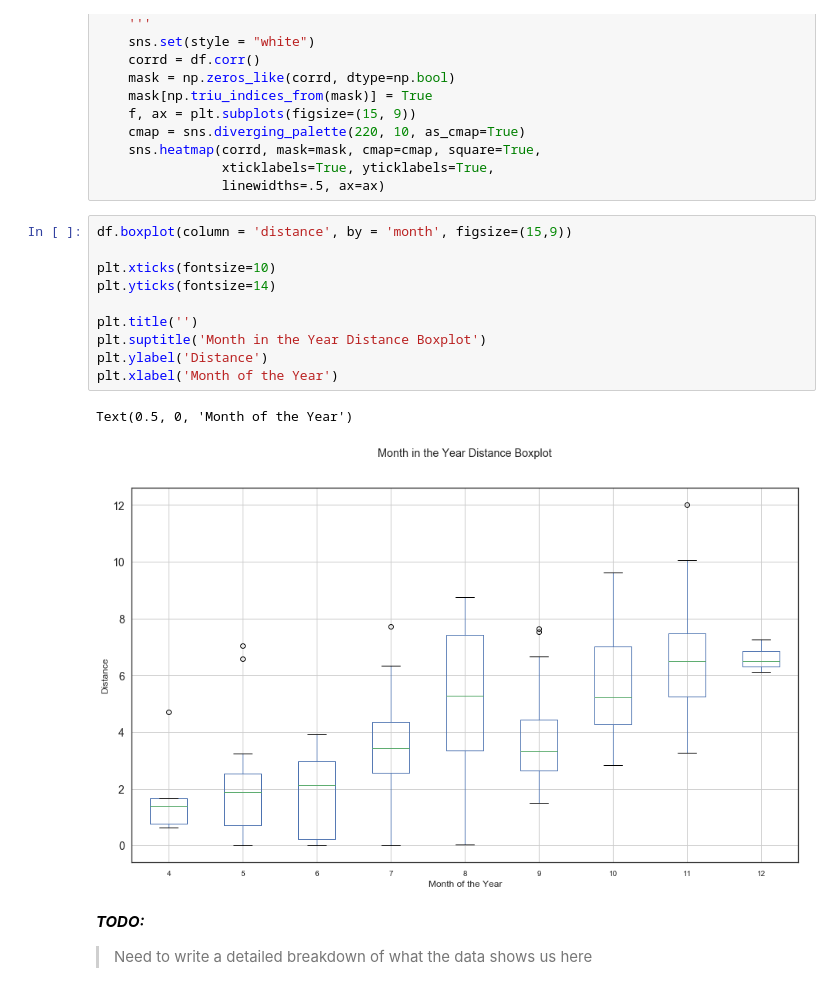
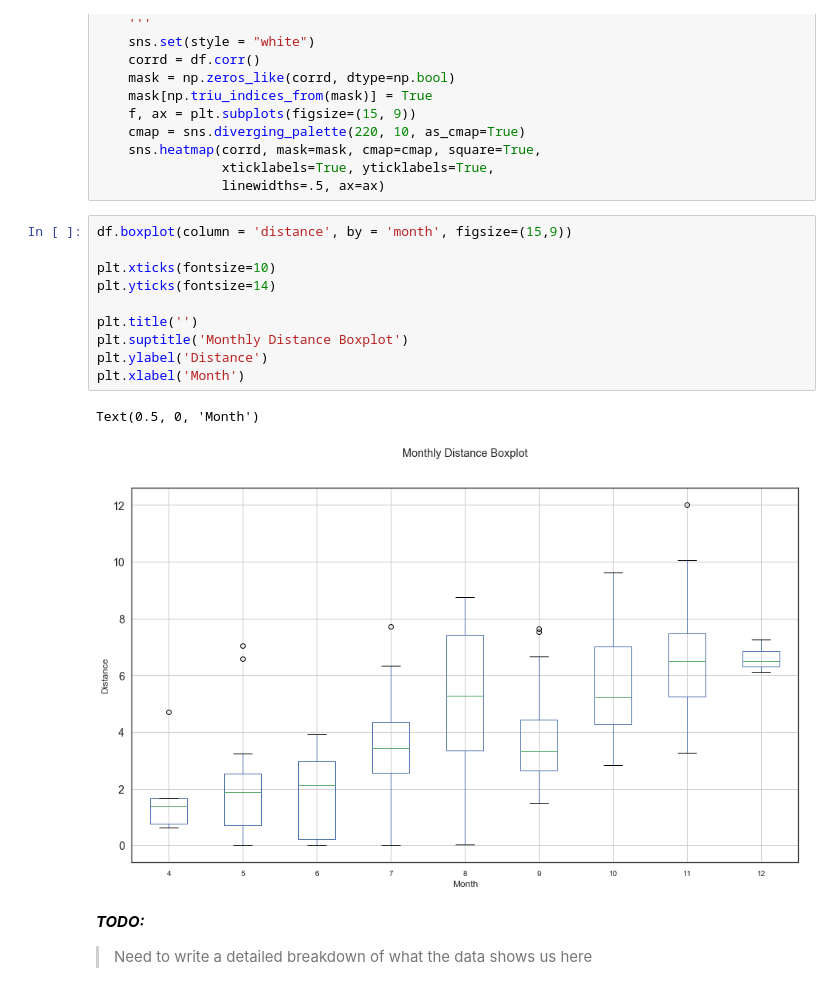
Before and after one commit to time-series-101-eric-norrick/tsa-fitbit, a Jupyter notebook: TimeSeries_Project.ipynb, the cells around one changed output. Drawn from its saved outputs; the diff is of its cells as text.

```diff
--- a/TimeSeries_Project.ipynb
+++ b/TimeSeries_Project.ipynb
@@ -264,16 +264,16 @@ def createheatmap(df):
 # %%
 df.boxplot(column = 'distance', by = 'month', figsize=(15,9))
 
 plt.xticks(fontsize=10)
 plt.yticks(fontsize=14)
 
 plt.title('')
-plt.suptitle('Month in the Year Distance Boxplot')
+plt.suptitle('Monthly Distance Boxplot')
 plt.ylabel('Distance')
-plt.xlabel('Month of the Year')
+plt.xlabel('Month')
 # %% [output]
-Text(0.5, 0, 'Month of the Year')
+Text(0.5, 0, 'Month')
-[figure, old version]
+[figure, new version]
 # %% [markdown]
 **_TODO:_**
 > Need to write a detailed breakdown of what the data shows us here
```
